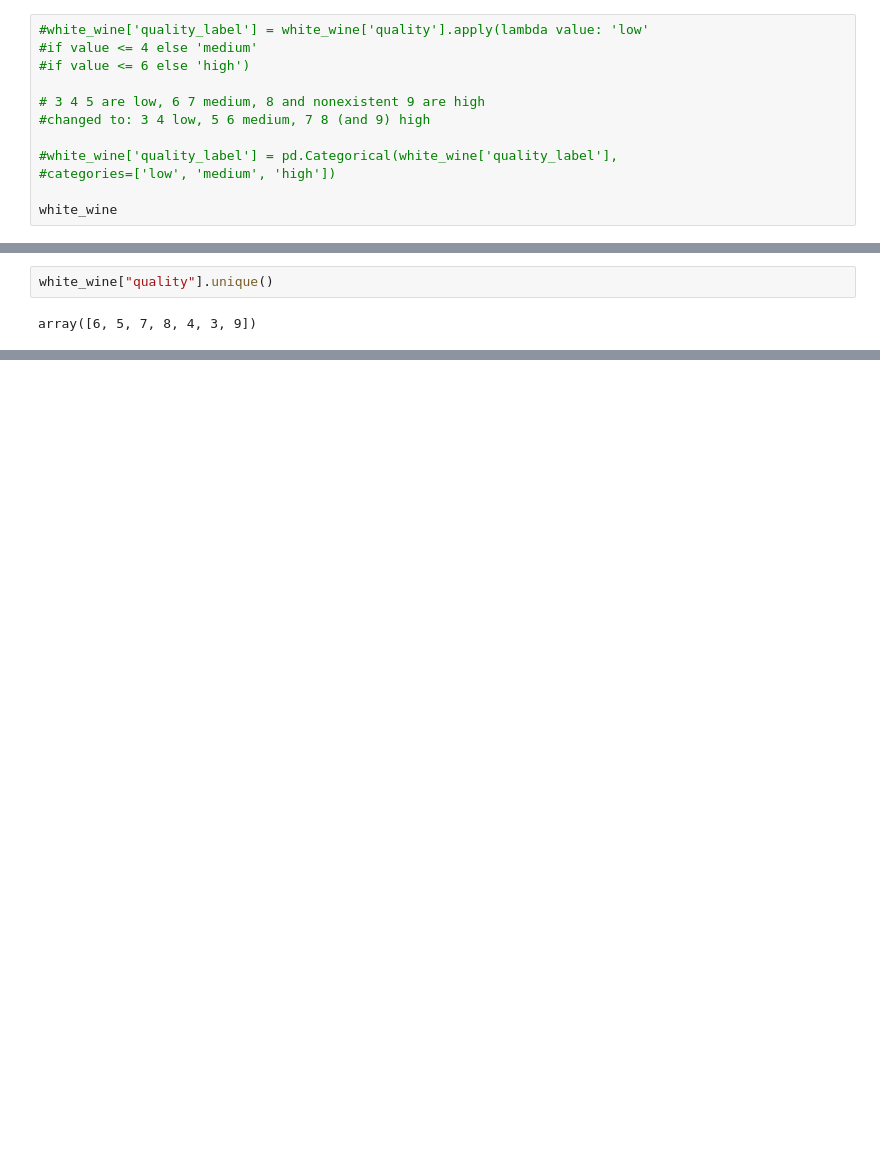
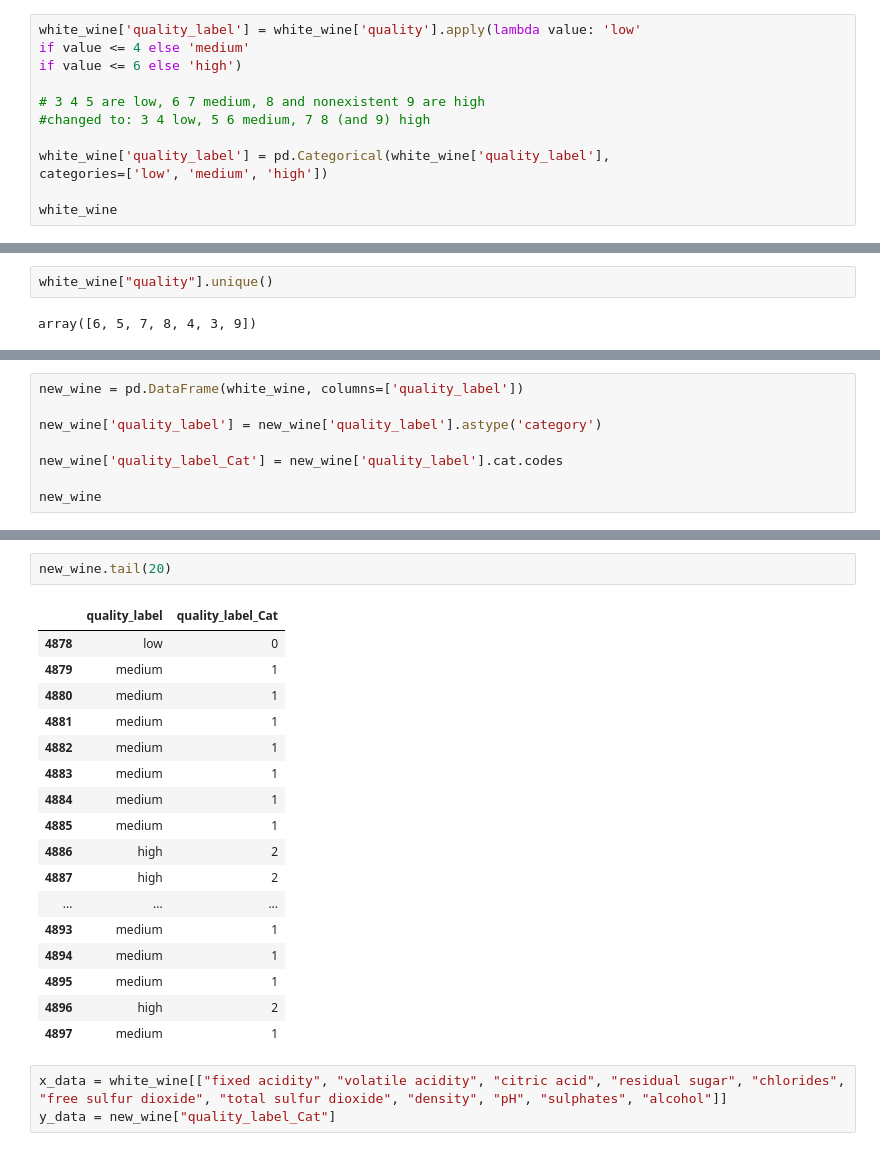
Before and after one commit to movifu1982/machine-learning, a Jupyter notebook: encode and split.ipynb, the cells around one changed output, grey strips where cells are left out. Saved outputs shown, nothing was run; the diff lists cells and outputs as text; blank space fills up the shorter version.

```diff
--- a/encode and split.ipynb
+++ b/encode and split.ipynb
@@ -12,13 +17,13 @@ white_wine = pd.read_csv('https://archive.ics.uci.edu/ml/machine-learning-databa
 # %%
-#white_wine['quality_label'] = white_wine['quality'].apply(lambda value: 'low'
-#if value <= 4 else 'medium'
-#if value <= 6 else 'high')
+white_wine['quality_label'] = white_wine['quality'].apply(lambda value: 'low'
+if value <= 4 else 'medium'
+if value <= 6 else 'high')
 
 # 3 4 5 are low, 6 7 medium, 8 and nonexistent 9 are high
 #changed to: 3 4 low, 5 6 medium, 7 8 (and 9) high
 
-#white_wine['quality_label'] = pd.Categorical(white_wine['quality_label'],
-#categories=['low', 'medium', 'high'])
+white_wine['quality_label'] = pd.Categorical(white_wine['quality_label'],
+categories=['low', 'medium', 'high'])
 
 white_wine
 # %% [output]
@@ -144,0 +70,8 @@ final
+# %%
+new_wine = pd.DataFrame(white_wine, columns=['quality_label'])
+
+new_wine['quality_label'] = new_wine['quality_label'].astype('category')
+
+new_wine['quality_label_Cat'] = new_wine['quality_label'].cat.codes
+
+new_wine
@@ -144,0 +92,23 @@ final
+# %%
+new_wine.tail(20)
+# %% [output]
+|  | quality_label | quality_label_Cat |
+| 4878 | low | 0 |
+| 4879 | medium | 1 |
+| 4880 | medium | 1 |
+| 4881 | medium | 1 |
+| 4882 | medium | 1 |
+| 4883 | medium | 1 |
+| 4884 | medium | 1 |
+| 4885 | medium | 1 |
+| 4886 | high | 2 |
+| 4887 | high | 2 |
+| ... | ... | ... |
+| 4893 | medium | 1 |
+| 4894 | medium | 1 |
+| 4895 | medium | 1 |
+| 4896 | high | 2 |
+| 4897 | medium | 1 |
+# %%
+x_data = white_wine[["fixed acidity", "volatile acidity", "citric acid", "residual sugar", "chlorides", "free sulfur dioxide", "total sulfur dioxide", "density", "pH", "sulphates", "alcohol"]]
+y_data = new_wine["quality_label_Cat"]
```
Also changed, not shown: parts of 34 cells of this notebook.
